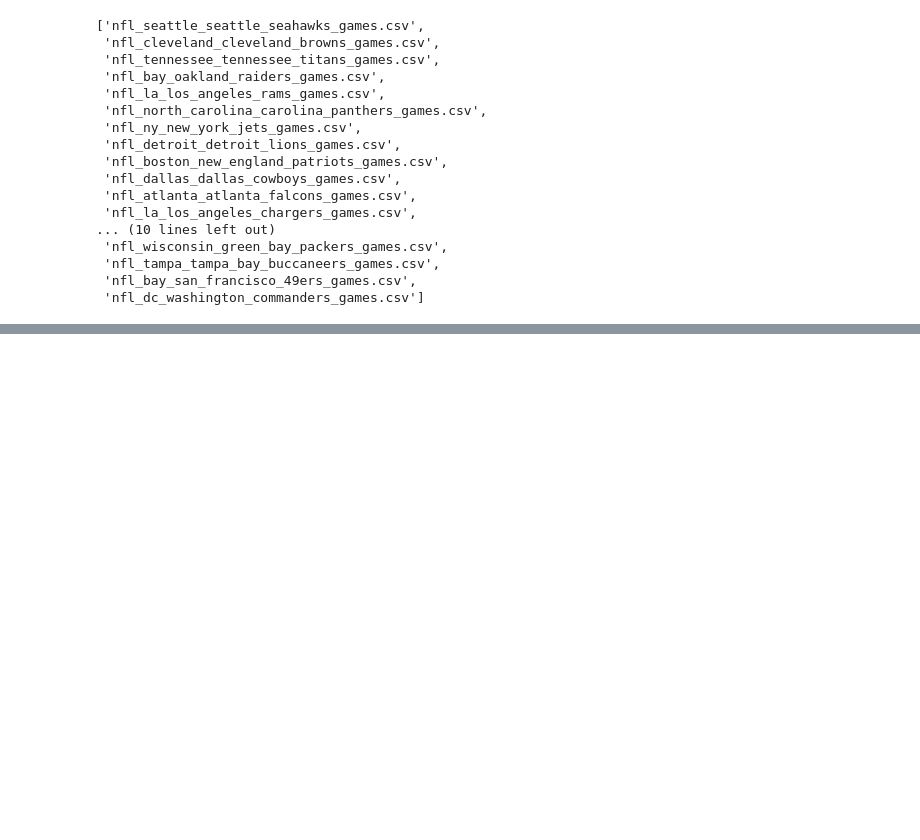
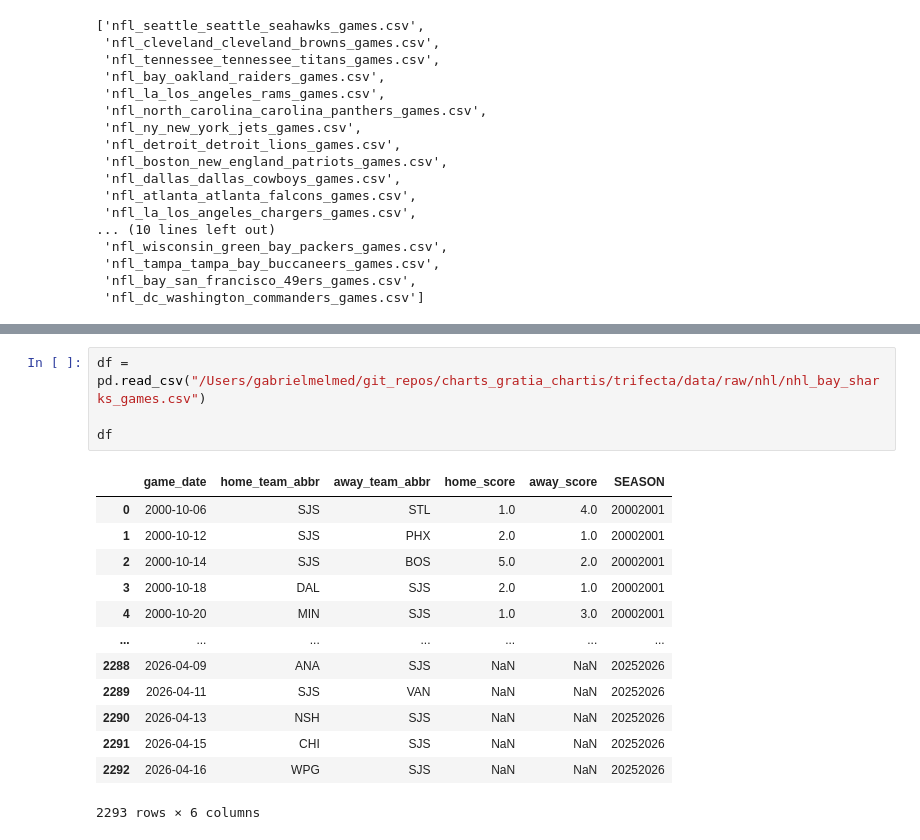
Before and after one commit to gmelmed/charts_gratia_chartis, a Jupyter notebook: trifecta/nba_api_experiment.ipynb, the cells around one changed output, grey strips where cells are left out. Saved outputs shown, nothing was run; the diff lists cells and outputs as text; blank space fills up the shorter version.

```diff
--- a/trifecta/nba_api_experiment.ipynb
+++ b/trifecta/nba_api_experiment.ipynb
@@ -215,0 +446,18 @@ files
+# %%
+df = pd.read_csv("/Users/gabrielmelmed/git_repos/charts_gratia_chartis/trifecta/data/raw/nhl/nhl_bay_sharks_games.csv")
+
+df
+# %% [output]
+|  | game_date | home_team_abbr | away_team_abbr | home_score | away_score | SEASON |
+| 0 | 2000-10-06 | SJS | STL | 1.0 | 4.0 | 20002001 |
+| 1 | 2000-10-12 | SJS | PHX | 2.0 | 1.0 | 20002001 |
+| 2 | 2000-10-14 | SJS | BOS | 5.0 | 2.0 | 20002001 |
+| 3 | 2000-10-18 | DAL | SJS | 2.0 | 1.0 | 20002001 |
+| 4 | 2000-10-20 | MIN | SJS | 1.0 | 3.0 | 20002001 |
+| ... | ... | ... | ... | ... | ... | ... |
+| 2288 | 2026-04-09 | ANA | SJS | NaN | NaN | 20252026 |
+| 2289 | 2026-04-11 | SJS | VAN | NaN | NaN | 20252026 |
+| 2290 | 2026-04-13 | NSH | SJS | NaN | NaN | 20252026 |
+| 2291 | 2026-04-15 | CHI | SJS | NaN | NaN | 20252026 |
+| 2292 | 2026-04-16 | WPG | SJS | NaN | NaN | 20252026 |
+2293 rows × 6 columns
```
Also changed, not shown: parts of 25 cells of this notebook, 26 other files.
